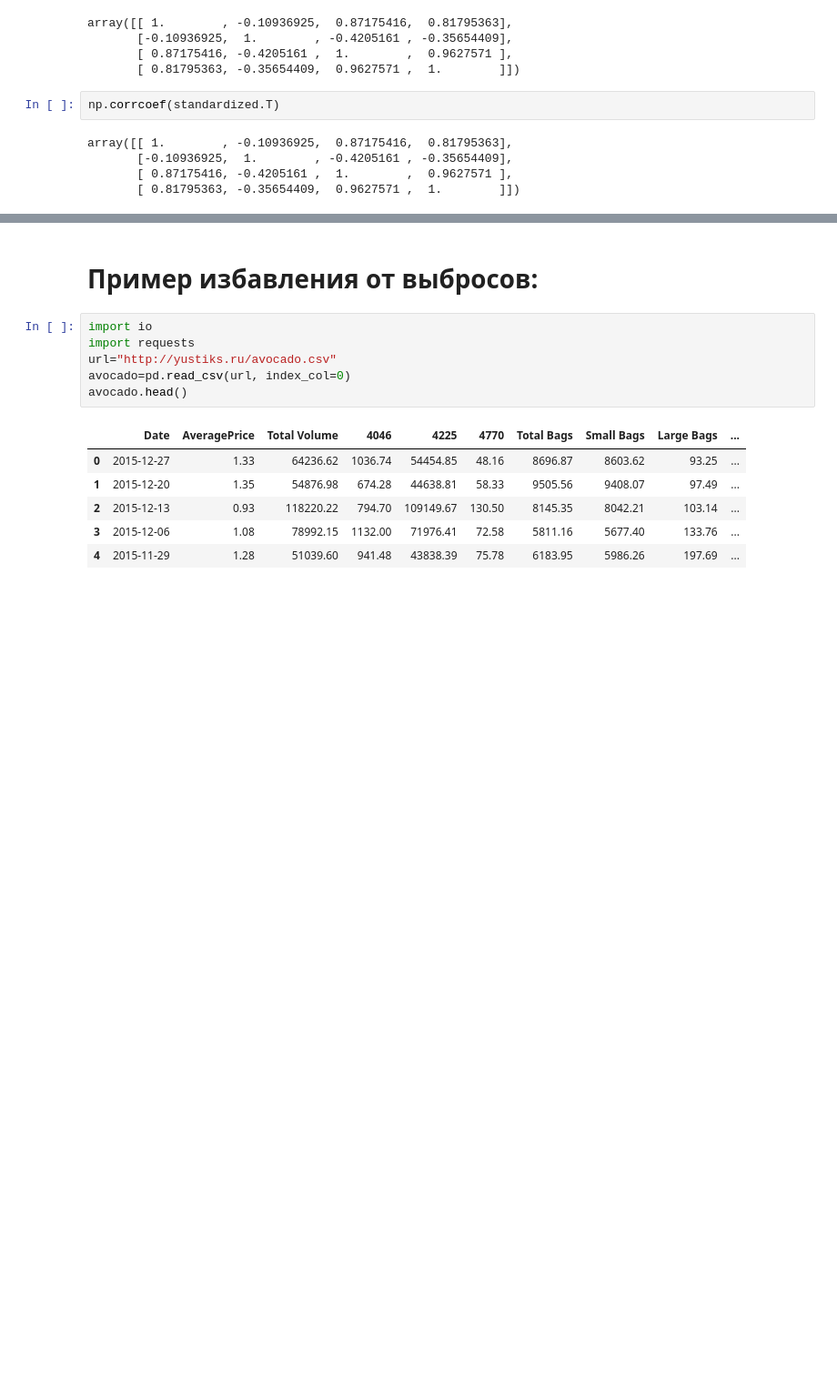
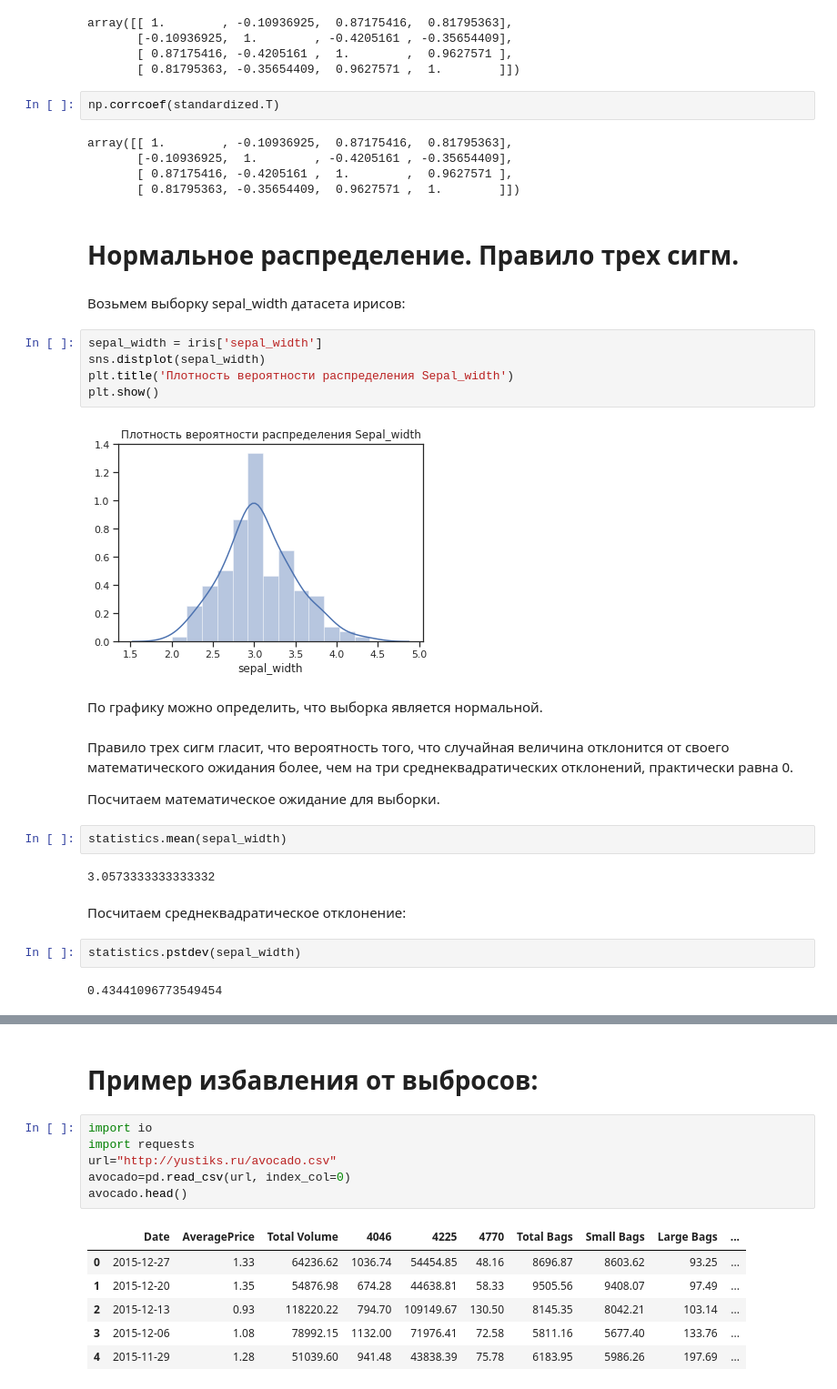
Before and after one commit to SIzrantsev/netology_statistics, a Jupyter notebook: lecture_2.ipynb, the cells around one changed output, grey strips where cells are left out. Shown: that part at 91% size. Drawn from its saved outputs; the diff is of its cells as text; blank space fills up the shorter version.

```diff
--- a/lecture_2.ipynb
+++ b/lecture_2.ipynb
@@ -168,3 +169,30 @@ array([[ 1.        , -0.10936925,  0.87175416,  0.81795363],
        [-0.10936925,  1.        , -0.4205161 , -0.35654409],
        [ 0.87175416, -0.4205161 ,  1.        ,  0.9627571 ],
        [ 0.81795363, -0.35654409,  0.9627571 ,  1.        ]])
+# %% [markdown]
+# Нормальное распределение. Правило трех сигм.
+# %% [markdown]
+Возьмем выборку sepal_width датасета ирисов:
+# %%
+sepal_width = iris['sepal_width']
+sns.distplot(sepal_width)
+plt.title('Плотность вероятности распределения Sepal_width')
+plt.show()
+# %% [output]
+[figure, added]
+# %% [markdown]
+По графику можно определить, что выборка является нормальной.
+# %% [markdown]
+Правило трех сигм гласит, что вероятность того, что случайная величина отклонится от своего математического ожидания более, чем на три среднеквадратических отклонений, практически равна 0.
+
+Посчитаем математическое ожидание для выборки.
+# %%
+statistics.mean(sepal_width)
+# %% [output]
+3.0573333333333332
+# %% [markdown]
+Посчитаем среднеквадратическое отклонение:
+# %%
+statistics.pstdev(sepal_width)
+# %% [output]
+0.43441096773549454
```
Also changed, not shown: parts of 9 cells of this notebook.
